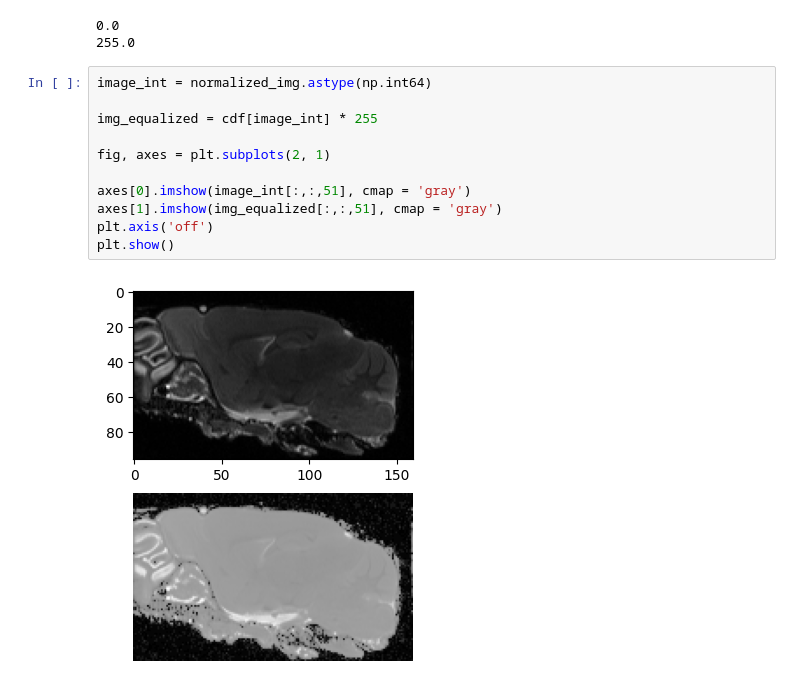
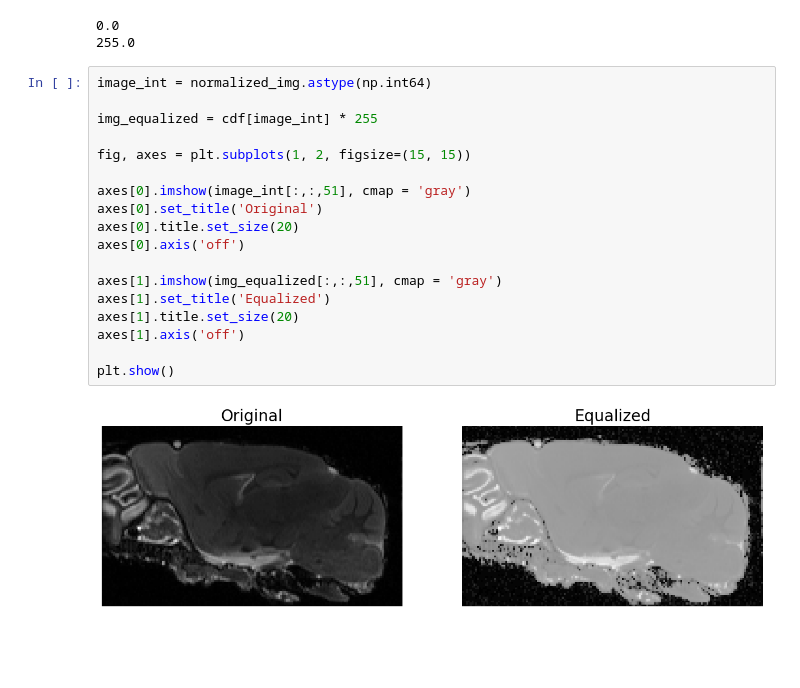
Before and after one commit to AnriiGegliuk/mice_MRI_analysis, a Jupyter notebook: notebooks/mask_improvement/mask_improvement.ipynb, the cells around one changed output. Drawn from its saved outputs; the diff is of its cells as text; blank space fills up the shorter version.

```diff
--- a/notebooks/mask_improvement/mask_improvement.ipynb
+++ b/notebooks/mask_improvement/mask_improvement.ipynb
@@ -60,13 +60,20 @@ print(np.amax(normalized_img))
 # %%
 image_int = normalized_img.astype(np.int64)
 
 img_equalized = cdf[image_int] * 255
 
-fig, axes = plt.subplots(2, 1)
+fig, axes = plt.subplots(1, 2, figsize=(15, 15))
 
 axes[0].imshow(image_int[:,:,51], cmap = 'gray')
+axes[0].set_title('Original')
+axes[0].title.set_size(20)
+axes[0].axis('off')
+
 axes[1].imshow(img_equalized[:,:,51], cmap = 'gray')
-plt.axis('off')
+axes[1].set_title('Equalized')
+axes[1].title.set_size(20)
+axes[1].axis('off')
+
 plt.show()
 # %% [output]
-[figure, old version]
+[figure, new version]
```
Also changed, not shown: parts of 2 cells of this notebook.
